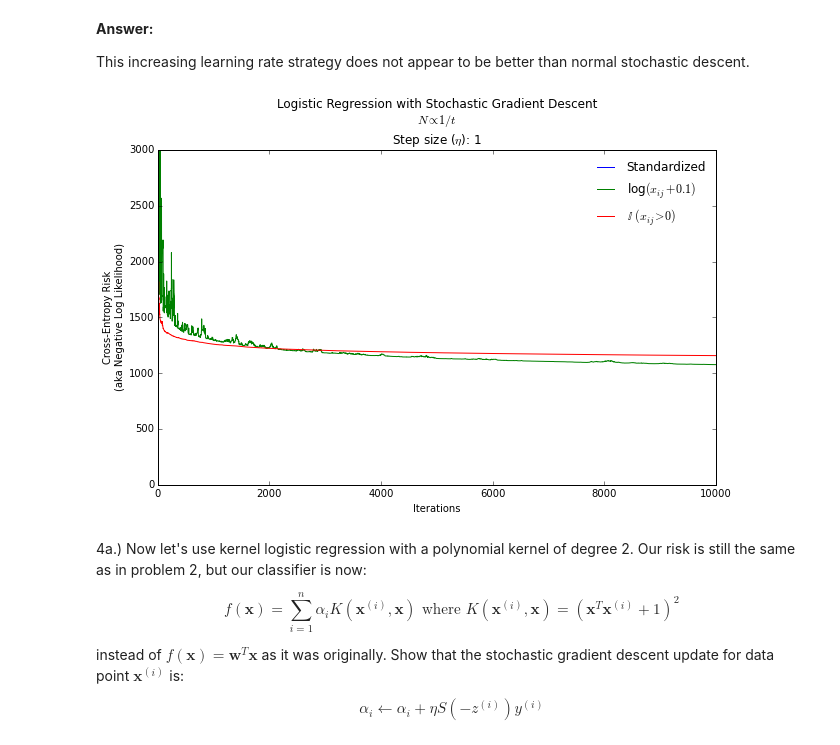
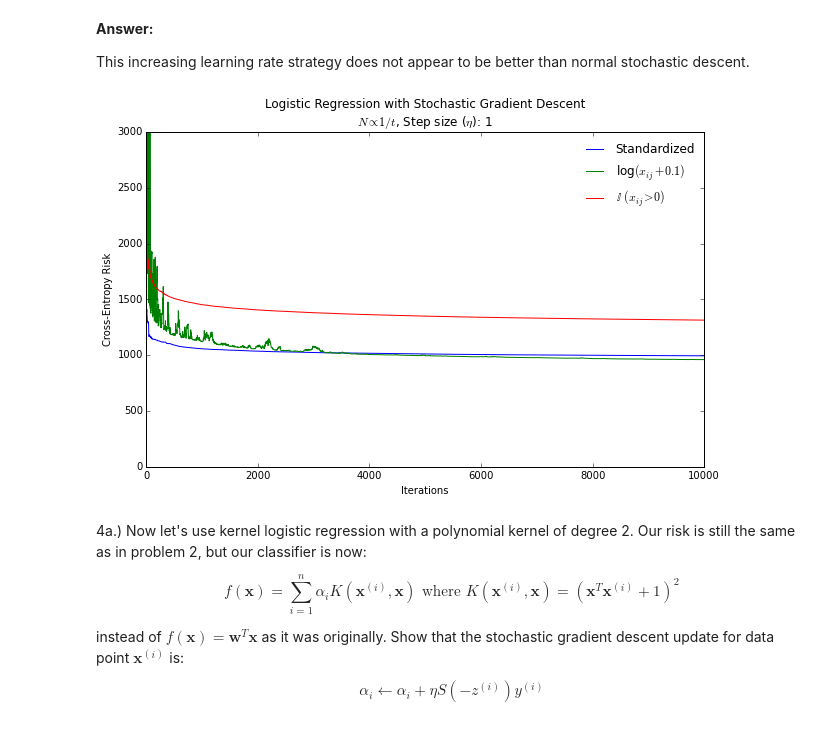
Before and after one commit to semerj/cs289-fall2015, a Jupyter notebook: hw3/CS289a - HW3.ipynb, the cells around one changed output. Saved outputs shown, nothing was run; the diff lists cells and outputs as text; code cells hidden in the pictures.

```diff
--- a/hw3/CS289a - HW3.ipynb
+++ b/hw3/CS289a - HW3.ipynb
@@ -135,7 +220,6 @@ spam = scipy.io.loadmat('data/spam.mat')
 s_Xtest  = np.matrix(spam['Xtest'])
 s_Xtrain = np.matrix(spam['Xtrain'])
 s_Ytrain = np.matrix(spam['Ytrain'])
-s_Ytrain[s_Ytrain < 0] = 0
 
 # preprocess
 s_Xtrain_std = add_ones((s_Xtrain-s_Xtrain.mean(axis=0))/s_Xtrain.std(axis=0))
@@ -266,39 +318,33 @@ plt.show()
 
 This increasing learning rate strategy does not appear to be better than normal stochastic descent.
 # %%
-def sgd_2(X, y, n_iter, step):
+def sgd_decreasing_rate(X, y, iterations, step):
     m, n = X.shape
+    diag_y = np.zeros((m, m))
+    np.fill_diagonal(diag_y, val=y)
+    Q = diag_y*X
     w = np.zeros((n, 1))
     risk_list = []
-    for t in range(0, n_iter):
+    index = 0
+    while iterations > 0:
         i = np.random.randint(0, m)
-        yhat = logistic_function(X[i,:], w)
-        g = stochastic_gradient(X[i,:], y[i], yhat)
-        w -= 1/(t+1)*step*g
-        pred = logistic_function(X, w)
-        risk = cross_entropy(X, y, pred)
+        w -= 1/(index+1)*step*gradient(Q[i,:], w)
+        risk = cross_entropy(Q, w)
         risk_list.append(float(risk))
+        iterations -= 1
+        index += 1
     return risk_list
-
-
-sgd_2_step_size = 1
-
-sgd_2_std = sgd_2(s_Xtrain_std, s_Ytrain, n_iter, sgd_2_step_size)
-sgd_2_log = sgd_2(s_Xtrain_log, s_Ytrain, n_iter, sgd_2_step_size)
-sgd_2_bin = sgd_2(s_Xtrain_bin, s_Ytrain, n_iter, sgd_2_step_size)
+# %%
+sgd_decreasing_rate_std = sgd_decreasing_rate(s_Xtrain_std, s_Ytrain, 10000, 1)
+sgd_decreasing_rate_log = sgd_decreasing_rate(s_Xtrain_log, s_Ytrain, 10000, 1)
+sgd_decreasing_rate_bin = sgd_decreasing_rate(s_Xtrain_bin, s_Ytrain, 10000, 1)
 # %%
-plt.figure(figsize=(10, 6))
-plt.plot(sgd_2_std, label="Standardized")
-plt.plot(sgd_2_log, label="log$(x_{ij} + 0.1)$")
-plt.plot(sgd_2_bin, label="$\mathbb{I}$ $(x_{ij} > 0)$")
-plt.legend(frameon=False)
-plt.ylim([0, 3000])
-plt.ylabel("Cross-Entropy Risk\n(aka Negative Log Likelihood)")
-plt.xlabel("Iterations")
-plt.title(("Logistic Regression with Stochastic Gradient Descent\n$N \propto 1/t$\nStep size ($\eta$): {}".format(sgd_2_step_size)))
-plt.show()
+plot_risk(data=[sgd_decreasing_rate_std, sgd_decreasing_rate_log, sgd_decreasing_rate_bin],
+          labels=["Standardized", "log$(x_{ij} + 0.1)$", "$\mathbb{I}$ $(x_{ij} > 0)$"],
+          title=("""Logistic Regression with Stochastic Gradient Descent
+$N \propto 1/t$, Step size ($\eta$): {}""".format(1)))
 # %% [output]
-[figure, old version]
+[figure, new version]
 # %% [markdown]
 4a.) Now let's use kernel logistic regression with a polynomial kernel of degree 2. Our risk is still the same as in problem 2, but our classifier is now:
 
```
Also changed, not shown: parts of 23 cells of this notebook.
